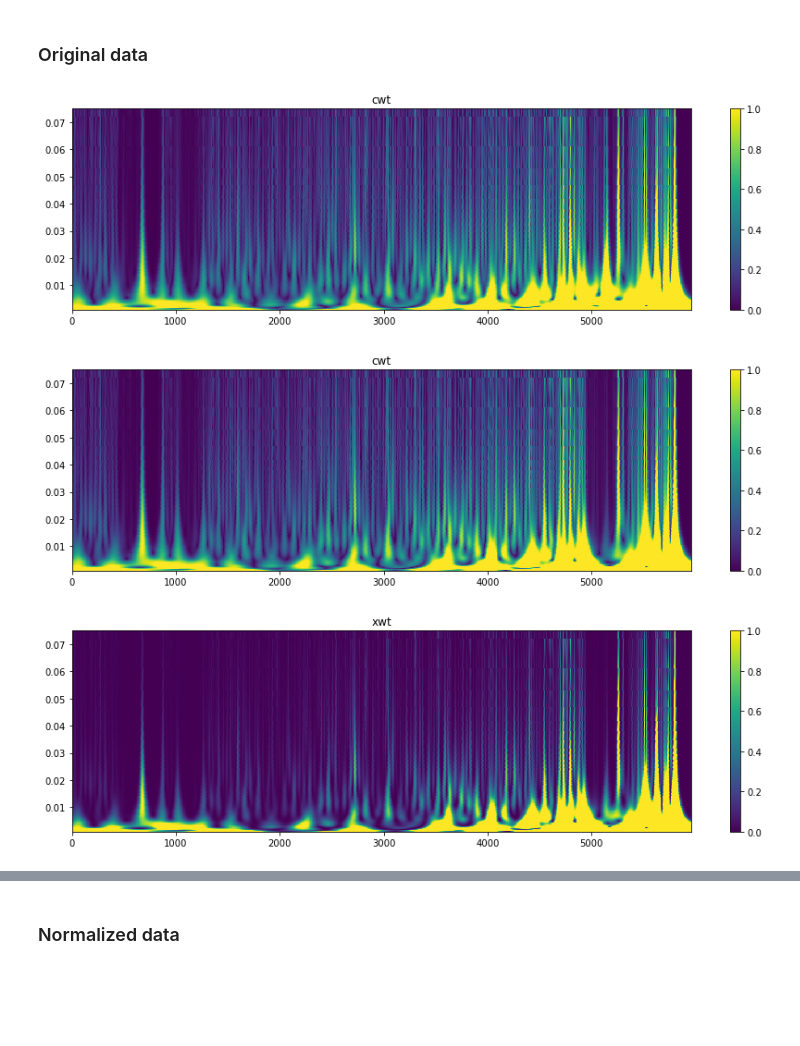
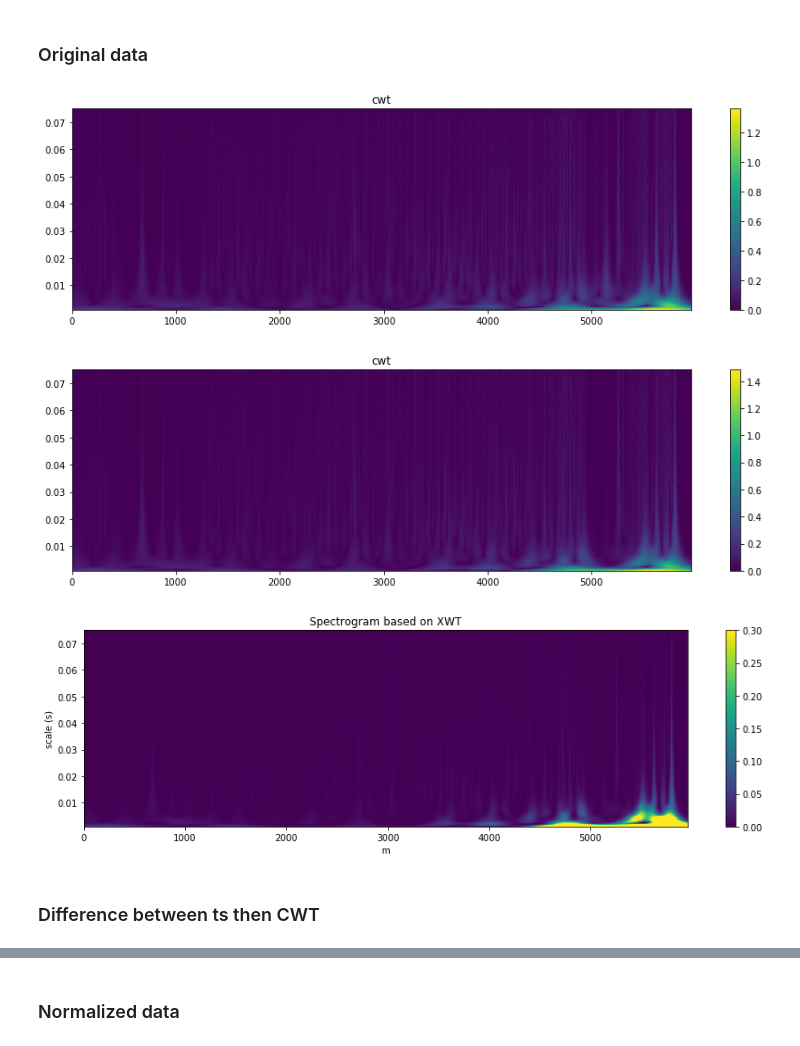
Before and after one commit to eobroets/CESBIO, a Jupyter notebook: projet_CESBIO.ipynb, the cells around one changed output, grey strips where cells are left out. Saved outputs shown, nothing was run; the diff lists cells and outputs as text; code cells hidden in the pictures; blank space fills up the shorter version.

```diff
--- a/projet_CESBIO.ipynb
+++ b/projet_CESBIO.ipynb
@@ -125,13 +126,15 @@ xwt(other, w=10, vmax=None) method of lib.temp_lib instance
 im1 = temp_lib(ds_band1)
 im3 = temp_lib(ds_band3)
 # %%
-w = 6
-m = 10
-vmax = 1
-im1.cwt(w = w, multiplier = m, vmax = vmax)
-im3.cwt(w = w, multiplier = m, vmax = vmax)
-im1.xwt(im3, vmax = vmax)
+w = 2.5
+m = 1
+vmax = 2
+im1.cwt(w = w, multiplier = m)
+im3.cwt(w = w, multiplier = m)
+im1.xwt(im3)
 # %% [output]
-[figure, old version]
+[figure, new version]
-[figure, old version]
+[figure, new version]
-[figure, old version]
+[figure, new version]
+# %% [markdown]
+### Difference between ts then CWT
```
Also changed, not shown: parts of 14 cells of this notebook, 1 other file.
